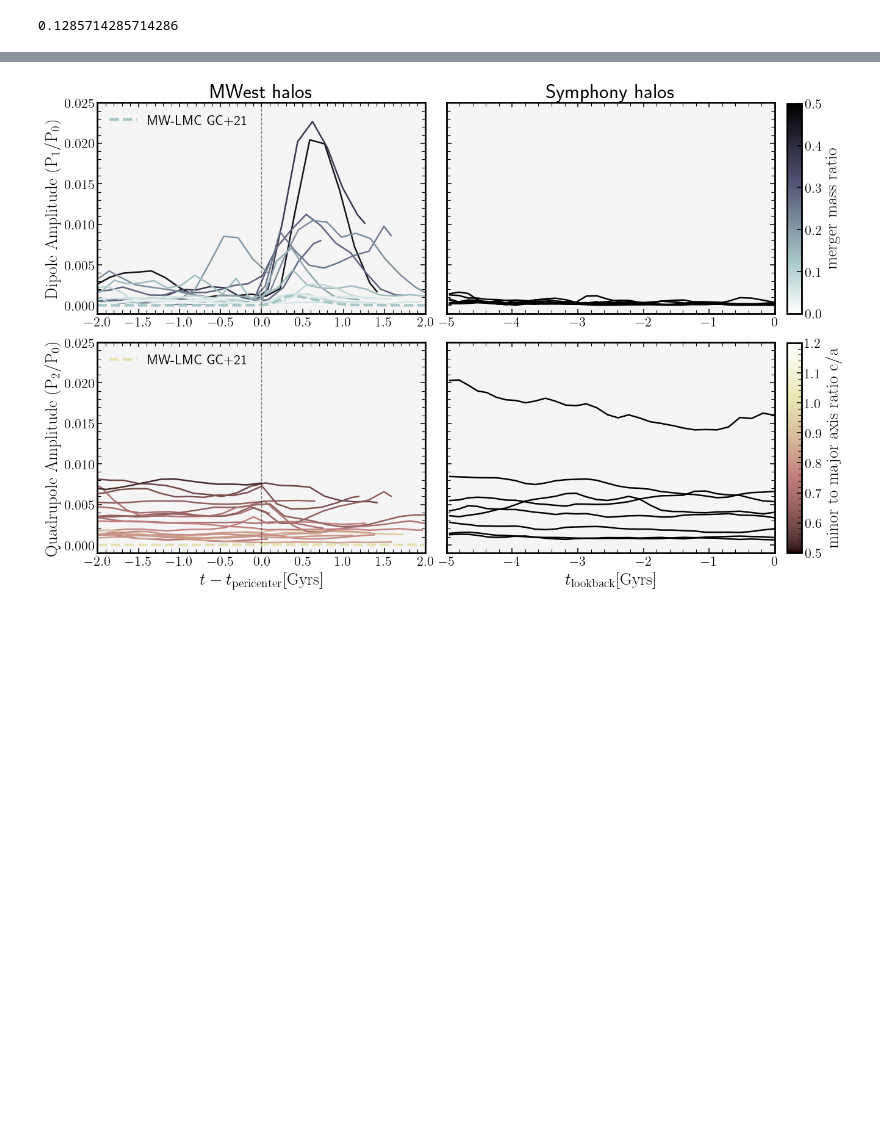
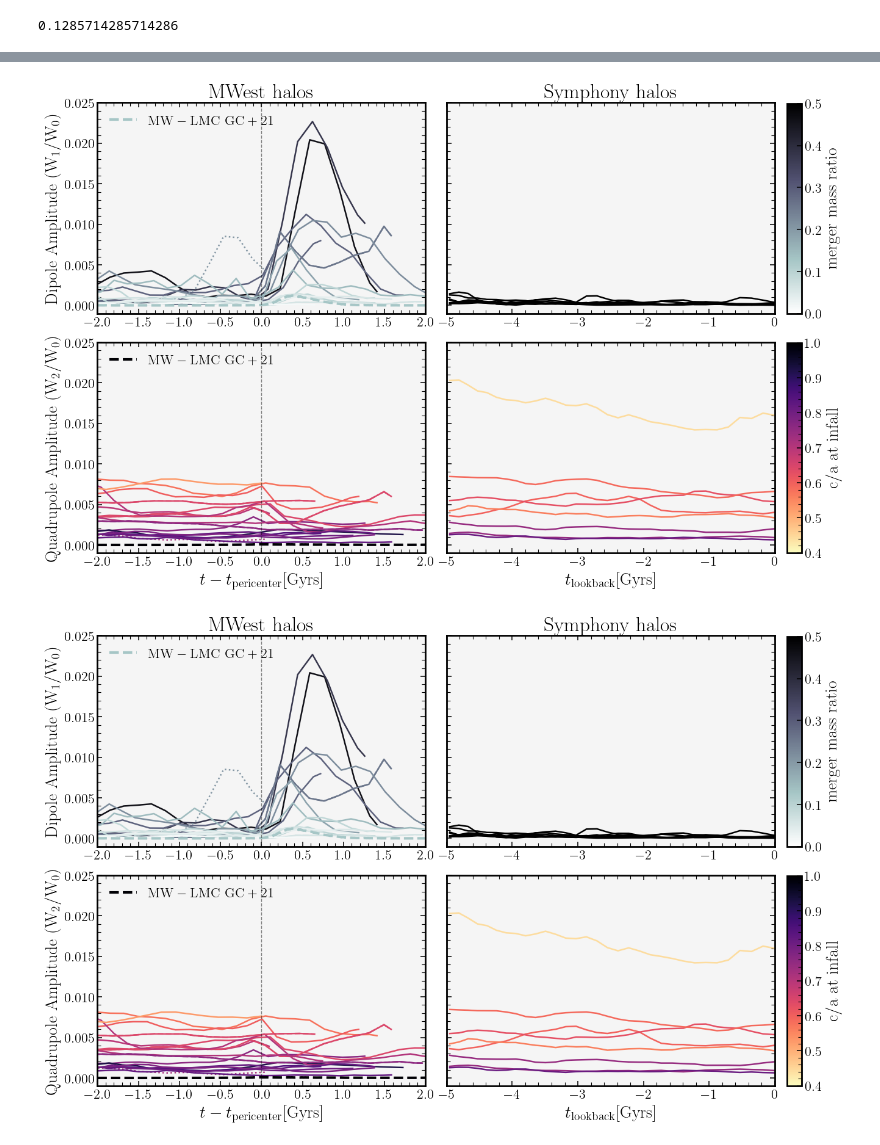
Before and after one commit to jngaravitoc/EXPcosmosims, a Jupyter notebook: wakes/notebooks/coefficients_time_evolution.ipynb, the cells around one changed output, grey strips where cells are left out. Saved outputs shown, nothing was run; the diff lists cells and outputs as text; code cells hidden in the pictures; blank space fills up the shorter version.

```diff
--- a/wakes/notebooks/coefficients_time_evolution.ipynb
+++ b/wakes/notebooks/coefficients_time_evolution.ipynb
@@ -53,4 +66,8 @@ plt.show()
 # %%
 with open('../../data/NICO_PICKLE/times.pickle', 'rb') as f:
     times =  pickle.load(f)
+
+with open('../../data/NICO_PICKLE/start_snap.pickle', 'rb') as f:
+    snap_init =  pickle.load(f)
+
 halos = list(times.keys())
@@ -59,7 +93,14 @@ with open('../../data/NICO_PICKLE/'+'merger_ratios.pickle', 'rb') as f:
     maratios = pickle.load(f)
 
 mr = np.zeros(18)
+tp = np.zeros(18)
+ca = np.zeros(18)
 i=0
 for h in halos:
+    print(h, tpericenter[h], c_to_a_dict[h][-19])
     mr[i] = maratios[h]
+    tp[i] = tpericenter[h]
+    ca[i] = c_to_a_dict[h][-19]
+
+
     i+=1
@@ -88,30 +187,45 @@ P1ngc, P2ngc = np.loadtxt('../../data/gc23_coeff_power.txt')
 # %%
 fig, ax = plt.subplots(2, 2, figsize=(12, 8), sharey=True)
 
-norm = mpl.colors.Normalize(vmin=0.5, vmax=1.2)
-cmap = plt.cm.ScalarMappable(cmap='pink', norm=norm)
+norm = mpl.colors.Normalize(vmin=0.4, vmax=1.0)
+cmap = plt.cm.ScalarMappable(cmap='magma_r', norm=norm)
 
 
 norm2 = mpl.colors.Normalize(vmin=0.0, vmax=0.5)
 cmap2 = plt.cm.ScalarMappable(cmap='bone_r', norm=norm2)
 
 for h in halos_sort:
-    ax[0][0].plot(times[h]-tpericenter[h], coeffs_1_dict[h]/coeffs_0_dict[h], c=cmap2.to_rgba(merger_ratios[h]), lw=1.8)
-    ax[1][0].plot(times[h]-tpericenter[h], coeffs_2_dict[h]/coeffs_0_dict[h], c=cmap.to_rgba(c_to_a_dict[h][-19]), lw=1.8)
+    if h == 'Halo229':
+        ax[0][0].plot(times[h]-tpericenter[h], coeffs_1_dict[h]/coeffs_0_dict[h], c=cmap2.to_rgba(merger_ratios[h]), lw=1.8, ls='--')
+        ax[1][0].plot(times[h]-tpericenter[h], coeffs_2_dict[h]/coeffs_0_dict[h], c=cmap.to_rgba(c_to_a_dict[h][-19]), lw=1.8, ls='--')
+    if h == 'Halo659':
+        ax[0][0].plot(times[h]-tpericenter[h], coeffs_1_dict[h]/coeffs_0_dict[h], c=cmap2.to_rgba(merger_ratios[h]), lw=1.8, ls='--')
+        ax[1][0].plot(times[h]-tpericenter[h], coeffs_2_dict[h]/coeffs_0_dict[h], c=cmap.to_rgba(c_to_a_dict[h][-19]), lw=1.8, ls='--')
+    if h == 'Halo170':
+        ax[0][0].plot(times[h]-tpericenter[h], coeffs_1_dict[h]/coeffs_0_dict[h], c=cmap2.to_rgba(merger_ratios[h]), lw=1.8, ls='-.')
+        ax[1][0].plot(times[h]-tpericenter[h], coeffs_2_dict[h]/coeffs_0_dict[h], c=cmap.to_rgba(c_to_a_dict[h][-19]), lw=1.8, ls='-.')
+    if h == 'Halo983':
+        ax[0][0].plot(times[h]-tpericenter[h], coeffs_1_dict[h]/coeffs_0_dict[h], c=cmap2.to_rgba(merger_ratios[h]), lw=1.8, ls=':')
+        ax[1][0].plot(times[h]-tpericenter[h], coeffs_2_dict[h]/coeffs_0_dict[h], c=cmap.to_rgba(c_to_a_dict[h][-19]), lw=1.8, ls=':')
+
+
+    else:
+        ax[0][0].plot(times[h]-tpericenter[h], coeffs_1_dict[h]/coeffs_0_dict[h], c=cmap2.to_rgba(merger_ratios[h]), lw=1.8)
+        ax[1][0].plot(times[h]-tpericenter[h], coeffs_2_dict[h]/coeffs_0_dict[h], c=cmap.to_rgba(c_to_a_dict[h][-19]), lw=1.8)
 
 
 for h in halos_sym:
     ax[0][1].plot(times_sym, np.array(coeffs_1_sym[h])/np.array(coeffs_0_sym[h]), c='k', lw=1.8)
-    ax[1][1].plot(times_sym, np.array(coeffs_2_sym[h])/np.array(coeffs_0_sym[h]), c='k', lw=1.8)
+    ax[1][1].plot(times_sym, np.array(coeffs_2_sym[h])/np.array(coeffs_0_sym[h]), c=cmap.to_rgba(c_to_a_dict_sym[h][1]), lw=1.8)
 
-ax[0][0].plot(np.linspace(-2, 2, 200), P1ngc*1, c=cmap2.to_rgba(1.8/14), label='MW-LMC GC+21', ls='--')
-ax[1][0].plot(np.linspace(-2, 2, 200), P2ngc*1, c=cmap.to_rgba(1.0), ls='--', label='MW-LMC GC+21')
+ax[0][0].plot(np.linspace(-2, 2, 200), P1ngc*1, c=cmap2.to_rgba(1.8/14), label=r'$\rm{MW-LMC\ GC+21}$', ls='--')
+ax[1][0].plot(np.linspace(-2, 2, 200), P2ngc*1, c=cmap.to_rgba(1.0), ls='--', label=r'$\rm{MW-LMC\ GC+21}$')
 ax[0][0].legend(fontsize=16, loc='upper left', frameon=False)
 ax[1][0].legend(fontsize=16, loc='upper left', frameon=False)
 
 cax = fig.add_axes([1.0, 0.05, 0.02, 0.43])
 cb = fig.colorbar(cmap, cax=cax, orientation='vertical')
-cb.set_label(r'$\rm{minor\ to\ major\ axis\ ratio}\ c/a$')
+cb.set_label(r'$\rm{c/a\ at\ infall}$')
 
 
 cax = fig.add_axes([1.0, 0.54, 0.02, 0.43])
@@ -130,36 +244,37 @@ ax[0][1].set_ylim(-0.001, 0.025)
 
 
 ax[0][0].axvline(0, ls='--', c='k', lw=1.0, alpha=0.5)
 ax[1][0].axvline(0, ls='--', c='k', lw=1.0, alpha=0.5)
 
 fig.tight_layout()
 
 plt.tick_params(
     axis='both',          # changes apply to the x-axis
     which='minor',      # both major and minor ticks are affected
     right=False,      # ticks along the bottom edge are off
     left=False,         # ticks along the top edge are off
     top=False,
     bottom=False,
     labelbottom=False) #
 
-ax[0][0].set_title("MWest halos")
-ax[0][1].set_title("Symphony halos")
-ax[0][0].set_ylabel(r"$\rm{Dipole\ Amplitude}\  (P_{1}/P_{0})$")
-ax[1][0].set_ylabel(r"$\rm{Quadrupole\ Amplitude}\  (P_{2}/P_{0})$")
+ax[0][0].set_title(r"$\rm{MWest\ halos}$")
+ax[0][1].set_title(r"$\rm{Symphony\ halos}$")
+ax[0][0].set_ylabel(r"$\rm{Dipole\ Amplitude}\  (W_{1}/W_{0})$")
+ax[1][0].set_ylabel(r"$\rm{Quadrupole\ Amplitude}\  (W_{2}/W_{0})$")
 
 ax[1][0].set_xlabel(r"$t-t\rm{_{pericenter}}[Gyrs]$")
 ax[1][1].set_xlabel(r"$t\rm{_{lookback}}[Gyrs]$")
 
 ax[1][0].set_facecolor('whitesmoke')
 ax[1][1].set_facecolor('whitesmoke')
 ax[0][0].set_facecolor('whitesmoke')
 ax[0][1].set_facecolor('whitesmoke')
 
-
+#ax[0][0].fill_between(np.mean(tmax), np.mean(tmax) - np.std(tmax), np.mean(tmax) + np.std(tmax) , c='C3', lw=1.5, alpha=0.9)
 plt.savefig('halos_dipoles_quadrupoles.pdf', bbox_inches='tight')
 
 
 plt.show()
 # %% [output]
-[figure, old version]
+[figure, new version]
+[figure, added]
```
Also changed, not shown: parts of 25 cells of this notebook, 1 other file.
